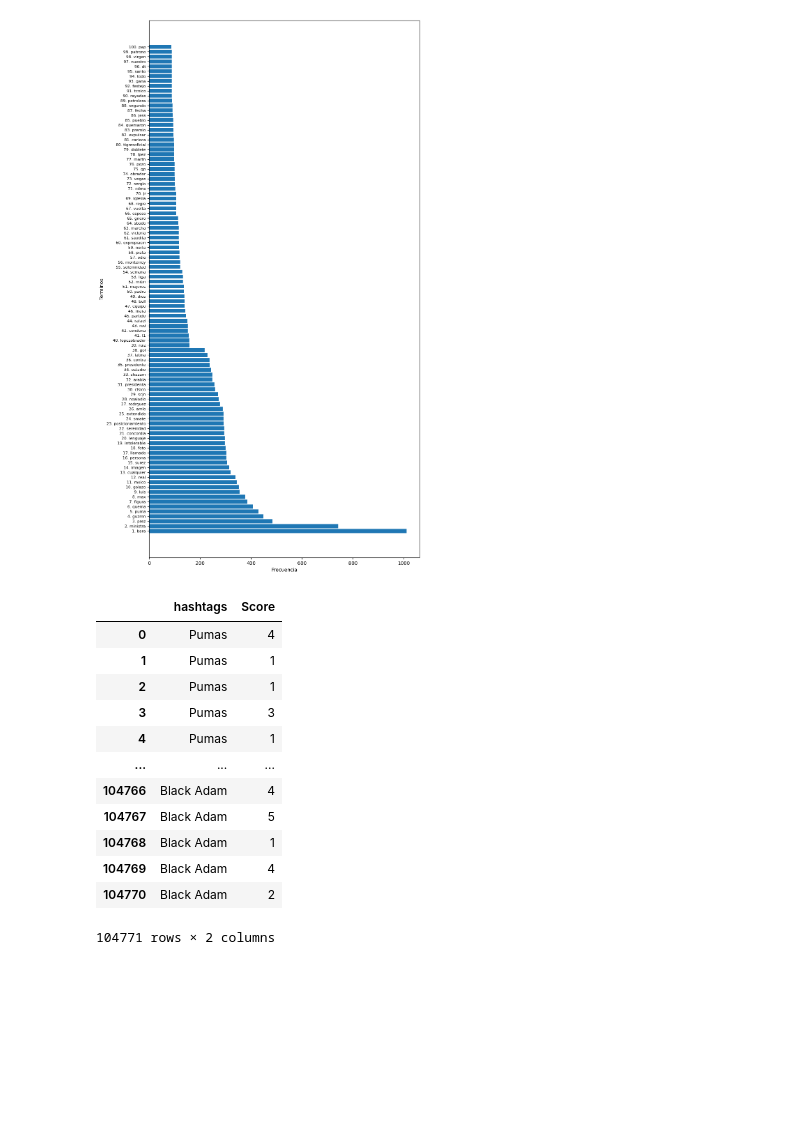
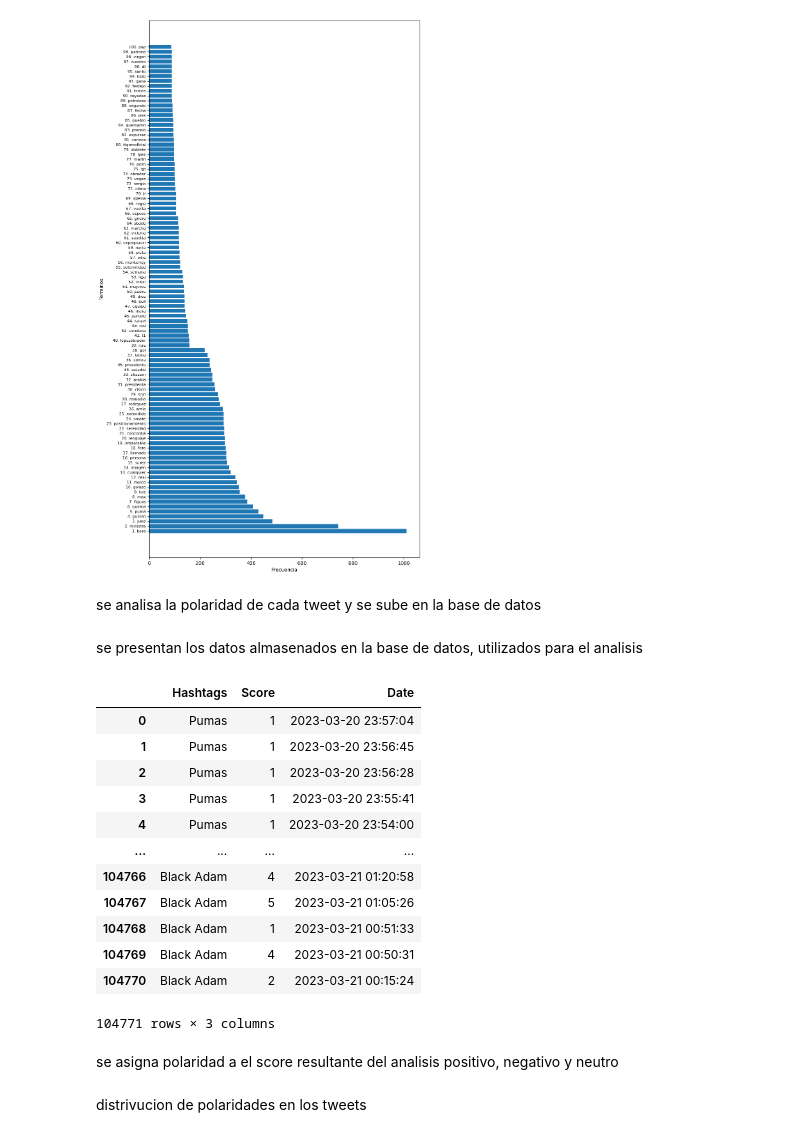
Before and after one commit to lucaslpass/tweet_sentimientos, a Jupyter notebook: analisiSentimientos.ipynb, the cells around one changed output. Drawn from its saved outputs; the diff is of its cells as text; code cells hidden in the pictures; blank space fills up the shorter version.

```diff
--- a/analisiSentimientos.ipynb
+++ b/analisiSentimientos.ipynb
@@ -342,6 +355,8 @@ plt.show()
 # %% [output]
 You're connected to database:  ('tweet_mx',)
 [figure]
+# %% [markdown]
+se analisa la polaridad de cada tweet y se sube en la base de datos
 # %%
 hashtags=["AIFA","Bayern Munich","Floricienta","Himno","John Kerry","NINE OR NONE","Ohtani","QSMP","Teatro del Pueblo","Corea del Norte","ESENCIA OUT NOW","Scarlett Camberos","Humbe","Jenare","#floresamarillas","Surinam","TU VALOR","The Rock","Japón","SNIPER", "REINA", "AZUL","Shenhe","#21deMarzo","#FelizMartes","#WorldBaseballClassic","Alicia Keys","Américas","Aries","Benito Juárez","Black Adam",]
 
@@ -360,25 +369,32 @@ for hashtag in hashtags:
+# %% [markdown]
+se presentan los datos almasenados en la base de datos, utilizados para el analisis
 # %%
 scores=bd.get_tweets_h_s_d()
-df=pd.DataFrame(scores,columns=["hashtags","Score"])
-df
+df=pd.DataFrame(scores,columns=["Hashtags","Score","Date"])
+df_1=df
+df_1
 # %% [output]
-|  | hashtags | Score |
-| 0 | Pumas | 4 |
-| 1 | Pumas | 1 |
-| 2 | Pumas | 1 |
-| 3 | Pumas | 3 |
-| 4 | Pumas | 1 |
-| ... | ... | ... |
-| 104766 | Black Adam | 4 |
-| 104767 | Black Adam | 5 |
-| 104768 | Black Adam | 1 |
-| 104769 | Black Adam | 4 |
-| 104770 | Black Adam | 2 |
+|  | Hashtags | Score | Date |
+| 0 | Pumas | 1 | 2023-03-20 23:57:04 |
+| 1 | Pumas | 1 | 2023-03-20 23:56:45 |
+| 2 | Pumas | 1 | 2023-03-20 23:56:28 |
+| 3 | Pumas | 1 | 2023-03-20 23:55:41 |
+| 4 | Pumas | 1 | 2023-03-20 23:54:00 |
+| ... | ... | ... | ... |
+| 104766 | Black Adam | 4 | 2023-03-21 01:20:58 |
+| 104767 | Black Adam | 5 | 2023-03-21 01:05:26 |
+| 104768 | Black Adam | 1 | 2023-03-21 00:51:33 |
+| 104769 | Black Adam | 4 | 2023-03-21 00:50:31 |
+| 104770 | Black Adam | 2 | 2023-03-21 00:15:24 |
-104771 rows × 2 columns
+104771 rows × 3 columns
+# %% [markdown]
+se asigna polaridad a el score resultante del analisis positivo, negativo y neutro
 # %%
 
 
 df['Polaridad'] = df['Score'].apply(calcular_polaridad)
+# %% [markdown]
+distrivucion de polaridades en los tweets
 # %%
 
 
```
Also changed, not shown: parts of 11 cells of this notebook.
